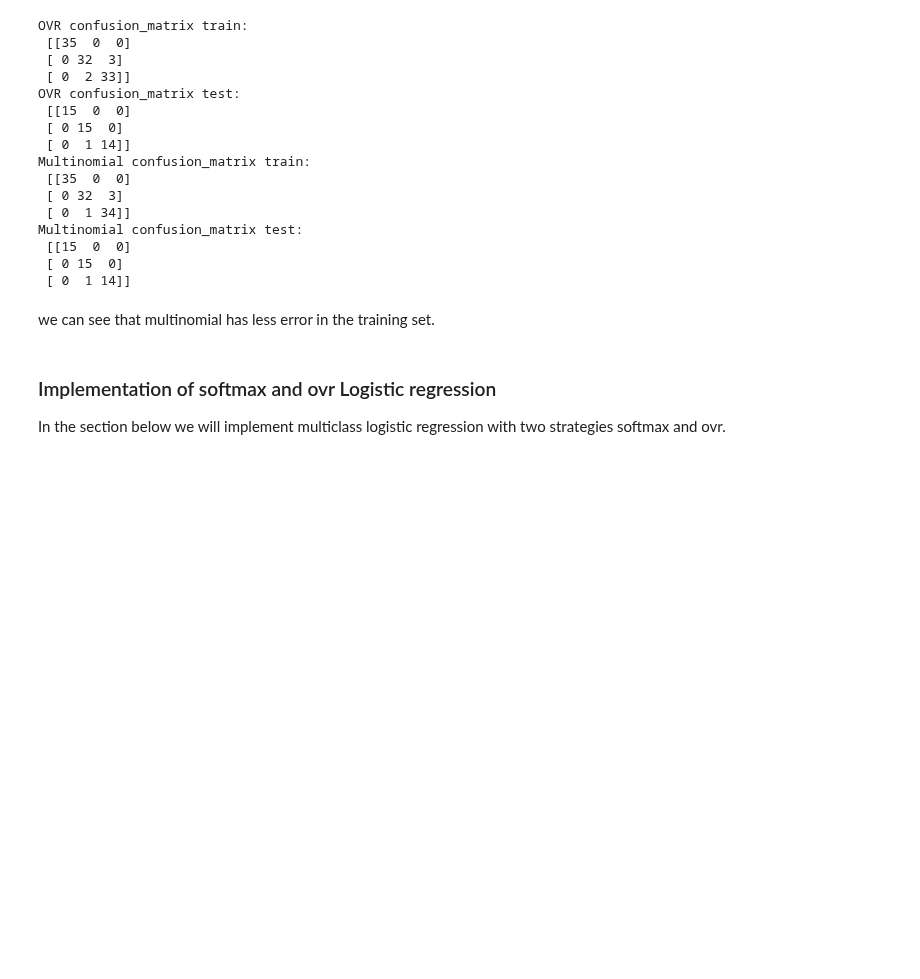
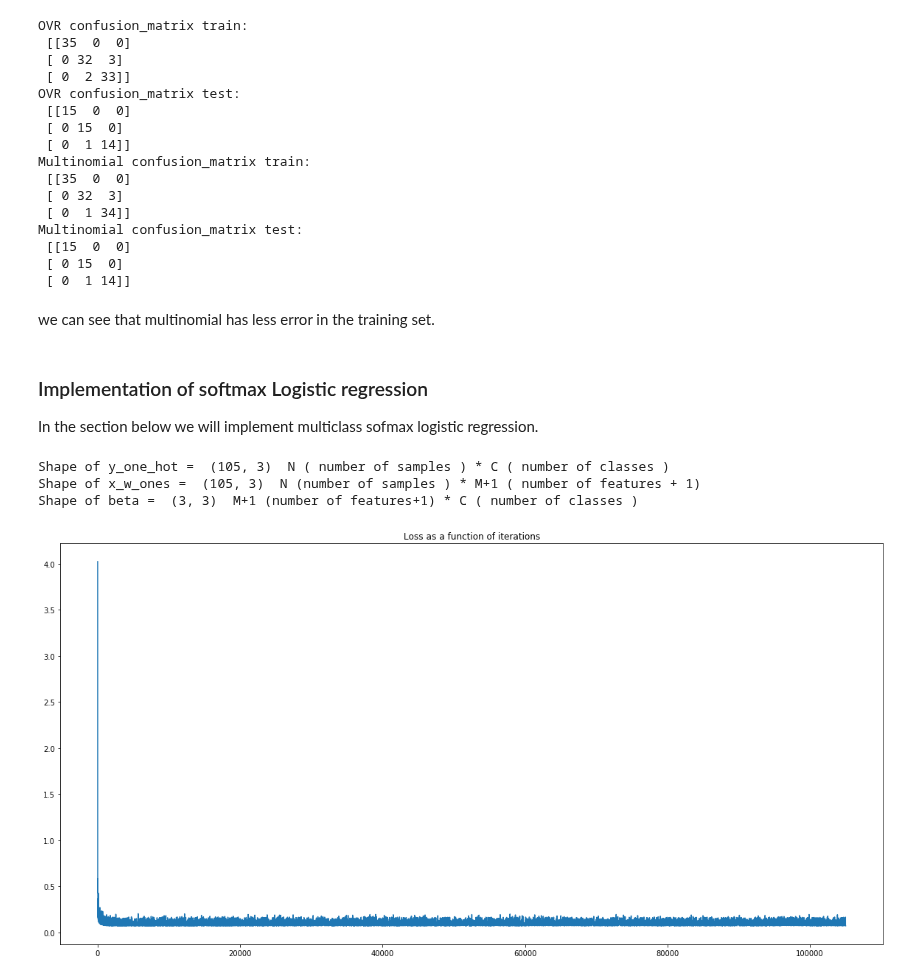
Before and after one commit to mchopraIITD/machinelearning, a Jupyter notebook: ml/src/Multiclass-classification.ipynb, the cells around one changed output. Cells and saved outputs as stored; diff of their text form; code cells hidden in the pictures; blank space fills up the shorter version.

Commit message:
Multi class classification

```diff
--- a/ml/src/Multiclass-classification.ipynb
+++ b/ml/src/Multiclass-classification.ipynb
@@ -166,17 +166,5 @@ Multinomial confusion_matrix test:
 # %% [markdown]
 we can see that multinomial has less error in the training set.
 # %% [markdown]
-### Implementation of softmax and ovr Logistic regression
-In the section below we will implement multiclass logistic regression with two strategies softmax and ovr.
+### Implementation of softmax Logistic regression
+In the section below we will implement multiclass sofmax logistic regression.
-# %%
-#Multi class logistic regression
-class MultiClassLogisticRegression():
-
-    def __init__(self, multi_class):
-        self.multi_class_ = multi_class
-
-    def fit(X, y):
-        pass
-
-    def predict(X):
-        pass
@@ -182,0 +244,14 @@ class MultiClassLogisticRegression():
+# %%
+mlr = MultiClassLogisticRegression(learning_rate=1,nEpoch=1000)
+mlr.fit(X_train_std,y_train)
+plt.figure(figsize=(20,10))
+plt.plot(mlr.losses_)
+plt.title('Loss as a function of iterations')
+
+y_pred_train = mlr.predict(X_train_std)
+y_pred_test = mlr.predict(X_test_std)
+# %% [output]
+Shape of y_one_hot =  (105, 3)  N ( number of samples ) * C ( number of classes )
+Shape of x_w_ones =  (105, 3)  N (number of samples ) * M+1 ( number of features + 1)
+Shape of beta =  (3, 3)  M+1 (number of features+1) * C ( number of classes )
+[figure, added]
```
Also changed, not shown: parts of 6 cells of this notebook.
